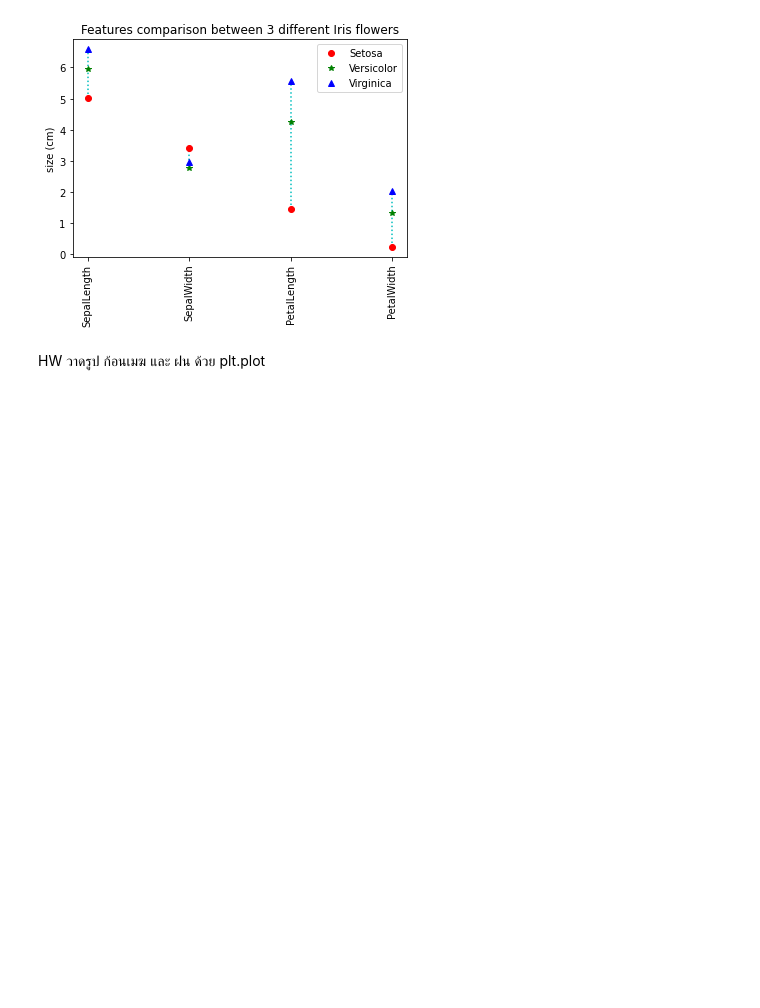
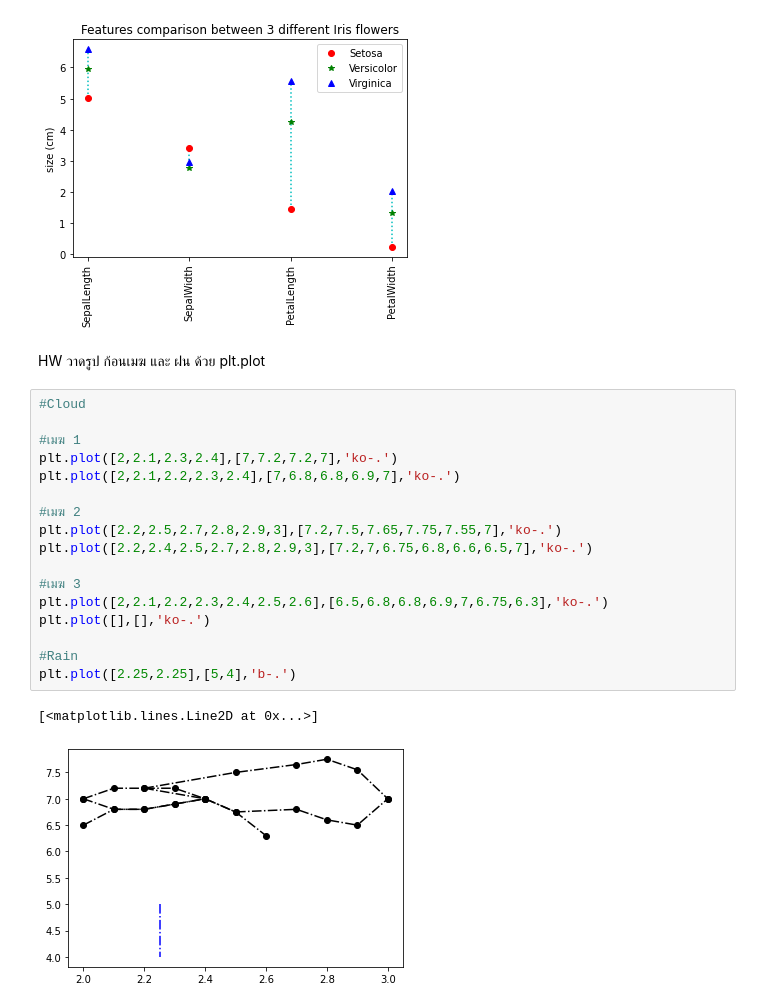
Before and after one commit to sitthatkaja/data_viz_2022, a Jupyter notebook: DataViz04_Data_Comparison.ipynb, the cells around one changed output. Drawn from its saved outputs; the diff is of its cells as text; blank space fills up the shorter version.

```diff
--- a/DataViz04_Data_Comparison.ipynb
+++ b/DataViz04_Data_Comparison.ipynb
@@ -151,3 +151,23 @@ plt.ylabel('size (cm)');
 [figure]
 # %% [markdown]
 HW วาดรูป ก้อนเมฆ และ ฝน ด้วย plt.plot
+# %%
+#Cloud
+
+#เมฆ 1
+plt.plot([2,2.1,2.3,2.4],[7,7.2,7.2,7],'ko-.')
+plt.plot([2,2.1,2.2,2.3,2.4],[7,6.8,6.8,6.9,7],'ko-.')
+
+#เมฆ 2
+plt.plot([2.2,2.5,2.7,2.8,2.9,3],[7.2,7.5,7.65,7.75,7.55,7],'ko-.')
+plt.plot([2.2,2.4,2.5,2.7,2.8,2.9,3],[7.2,7,6.75,6.8,6.6,6.5,7],'ko-.')
+
+#เมฆ 3
+plt.plot([2,2.1,2.2,2.3,2.4,2.5,2.6],[6.5,6.8,6.8,6.9,7,6.75,6.3],'ko-.')
+plt.plot([],[],'ko-.')
+
+#Rain
+plt.plot([2.25,2.25],[5,4],'b-.')
+# %% [output]
+[<matplotlib.lines.Line2D at 0x...>]
+[figure, added]
```
